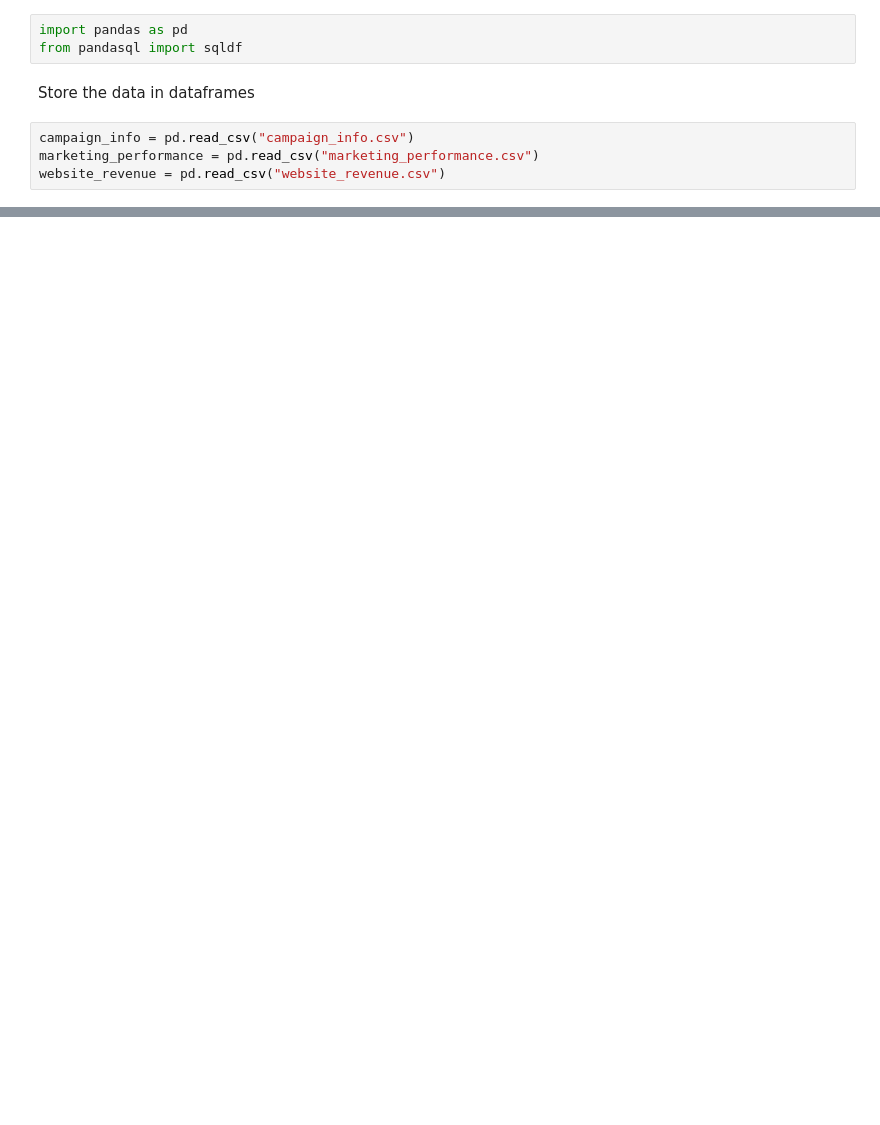
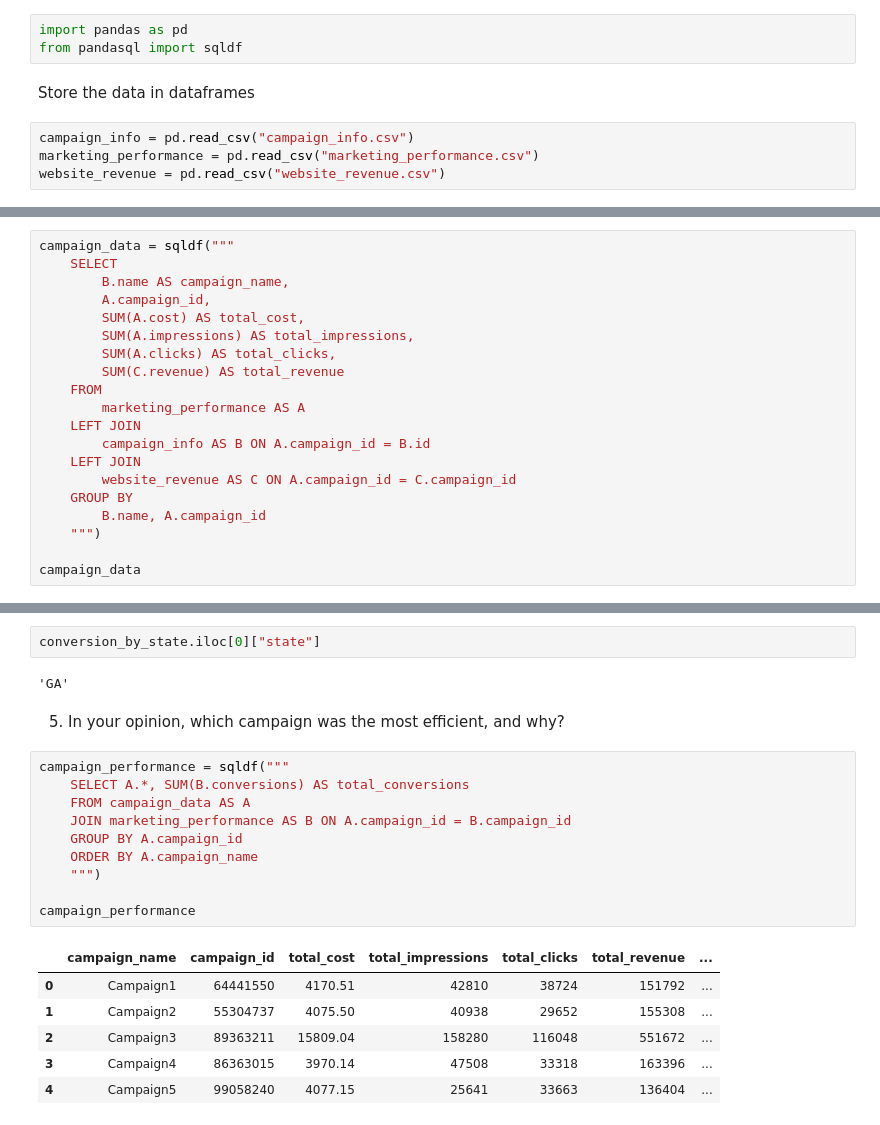
Before and after one commit to yinuo-noah-li/sql-assessment, a Jupyter notebook: submission.ipynb, the cells around one changed output, grey strips where cells are left out. Drawn from its saved outputs; the diff is of its cells as text; blank space fills up the shorter version.

```diff
--- a/submission.ipynb
+++ b/submission.ipynb
@@ -33,0 +87,20 @@ website_revenue = pd.read_csv("website_revenue.csv")
+# %%
+campaign_data = sqldf("""
+    SELECT
+        B.name AS campaign_name,
+        A.campaign_id,
+        SUM(A.cost) AS total_cost,
+        SUM(A.impressions) AS total_impressions,
+        SUM(A.clicks) AS total_clicks,
+        SUM(C.revenue) AS total_revenue
+    FROM
+        marketing_performance AS A
+    LEFT JOIN
+        campaign_info AS B ON A.campaign_id = B.id
+    LEFT JOIN
+        website_revenue AS C ON A.campaign_id = C.campaign_id
+    GROUP BY
+        B.name, A.campaign_id
+    """)
+
+campaign_data
@@ -33,0 +138,23 @@ website_revenue = pd.read_csv("website_revenue.csv")
+# %%
+conversion_by_state.iloc[0]["state"]
+# %% [output]
+'GA'
+# %% [markdown]
+5. In your opinion, which campaign was the most efficient, and why?
+# %%
+campaign_performance = sqldf("""
+    SELECT A.*, SUM(B.conversions) AS total_conversions
+    FROM campaign_data AS A
+    JOIN marketing_performance AS B ON A.campaign_id = B.campaign_id
+    GROUP BY A.campaign_id
+    ORDER BY A.campaign_name
+    """)
+
+campaign_performance
+# %% [output]
+|  | campaign_name | campaign_id | total_cost | total_impressions | total_clicks | total_revenue | ... |
+| 0 | Campaign1 | 64441550 | 4170.51 | 42810 | 38724 | 151792 | ... |
+| 1 | Campaign2 | 55304737 | 4075.50 | 40938 | 29652 | 155308 | ... |
+| 2 | Campaign3 | 89363211 | 15809.04 | 158280 | 116048 | 551672 | ... |
+| 3 | Campaign4 | 86363015 | 3970.14 | 47508 | 33318 | 163396 | ... |
+| 4 | Campaign5 | 99058240 | 4077.15 | 25641 | 33663 | 136404 | ... |
```
Also changed, not shown: parts of 20 cells of this notebook.
